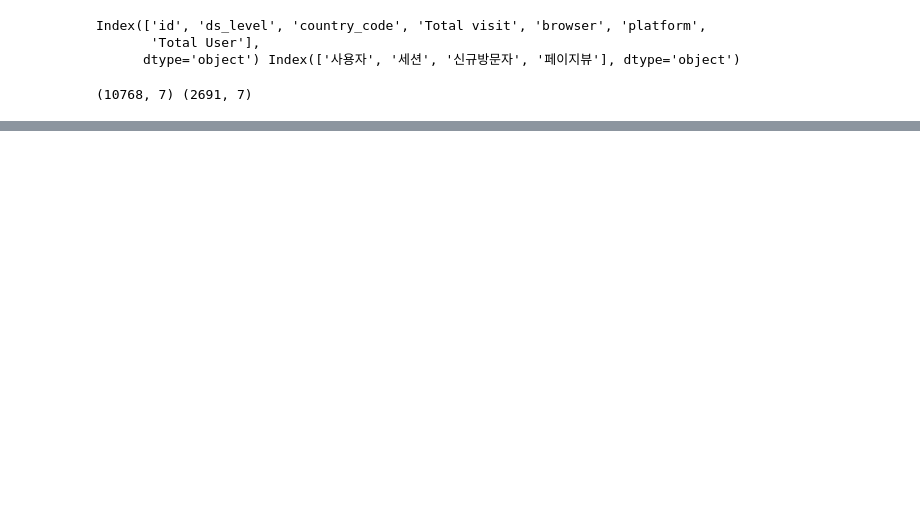
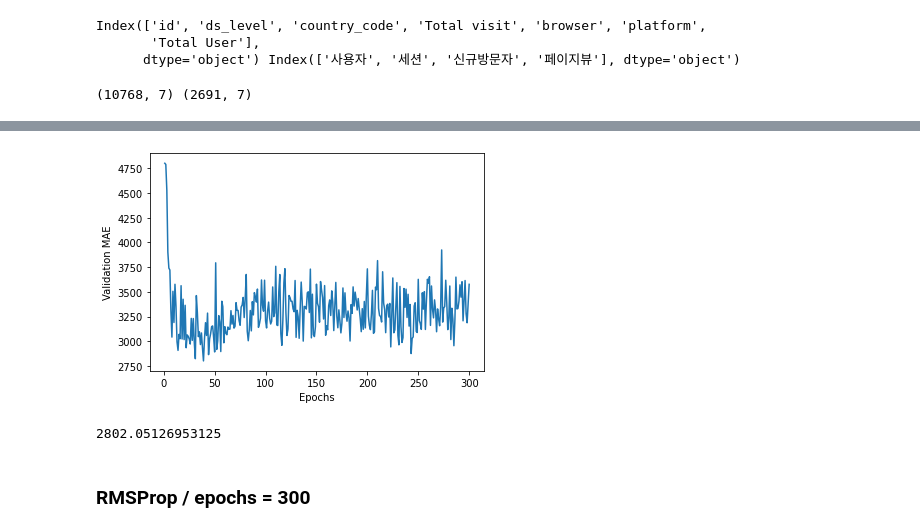
Before and after one commit to hundredeuk2/study, a Jupyter notebook: Deep Learning with Tensorflow2 and Keras/Chapter_One.ipynb, the cells around one changed output, grey strips where cells are left out. Cells and saved outputs as stored; diff of their text form; code cells hidden in the pictures; blank space fills up the shorter version.

```diff
--- a/Deep Learning with Tensorflow2 and Keras/Chapter_One.ipynb
+++ b/Deep Learning with Tensorflow2 and Keras/Chapter_One.ipynb
@@ -270,0 +272,7 @@ Test ACC :  1.0
+# %%
+model = tf.keras.models.Sequential()
+model.add(keras.layers.Dense(n_hidden, input_shape=(7,),
+                            activation='relu'))
+model.add(keras.layers.Dense(n_hidden,
+                            activation='relu'))
+model.add(keras.layers.Dense(nb_classes))
@@ -270,0 +296,8 @@ Test ACC :  1.0
+# %%
+model.compile(optimizer = 'adam',
+             loss = 'MSE',
+             metrics=['accuracy'])
+# %%
+history = model.fit(X_train,Y_train,
+             batch_size=batch_size, epochs=300,
+             verbose=0, validation_split=validation_split)
@@ -270,0 +310,17 @@ Test ACC :  1.0
+# %%
+loss_history =history.history['val_loss']
+# %%
+import matplotlib.pyplot as plt
+
+plt.plot(range(1, len(loss_history) + 1), loss_history)
+plt.xlabel('Epochs')
+plt.ylabel('Validation MAE')
+plt.show()
+# %% [output]
+[figure, added]
+# %%
+min(loss_history)
+# %% [output]
+2802.05126953125
+# %% [markdown]
+### RMSProp / epochs = 300
```
Also changed, not shown: parts of 105 cells of this notebook.
